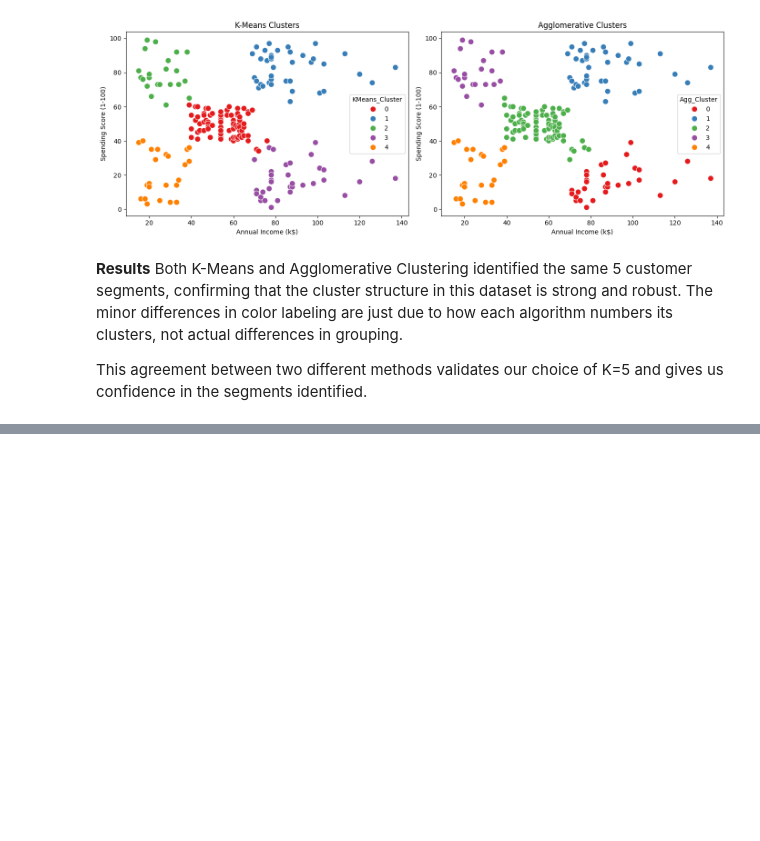
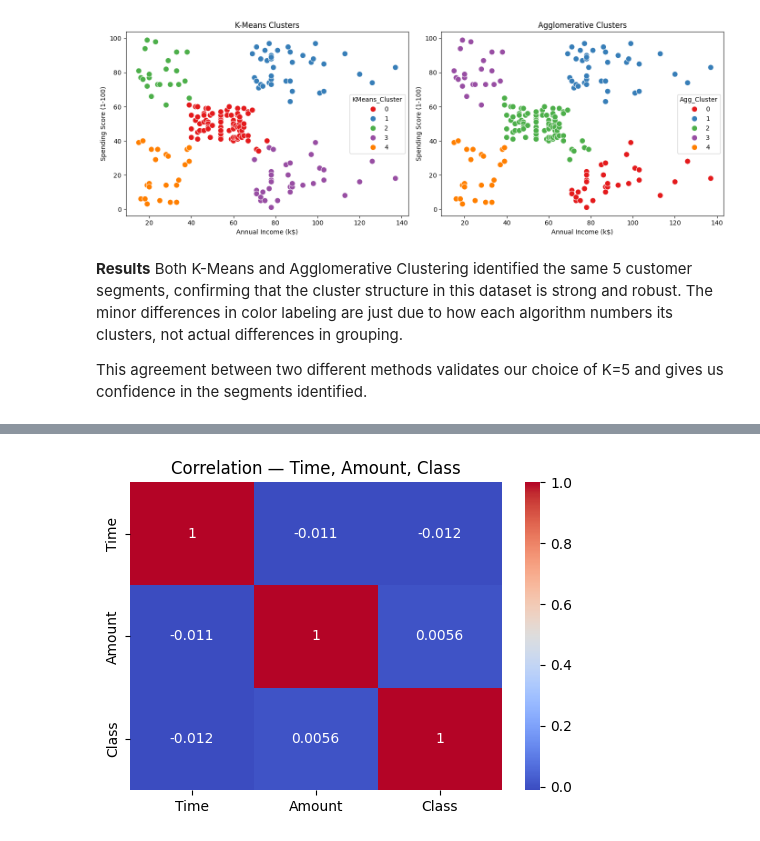
Before and after one commit to yusuf-codes10/touir-youcef-abderahim-ml-automal-homework, a Jupyter notebook: machine_learning.ipynb, the cells around one changed output, grey strips where cells are left out. Cells and saved outputs as stored; diff of their text form; code cells hidden in the pictures; blank space fills up the shorter version.

```diff
--- a/machine_learning.ipynb
+++ b/machine_learning.ipynb
@@ -258,0 +332,8 @@ This agreement between two different methods validates our choice of K=5 and giv
+# %%
+# 4. Correlation heatmap (only Amount, Time, Class — V1-V28 are PCA so less useful)
+plt.figure(figsize=(6, 4))
+sns.heatmap(fraud_df[['Time', 'Amount', 'Class']].corr(), annot=True, cmap='coolwarm')
+plt.title('Correlation — Time, Amount, Class')
+plt.show()
+# %% [output]
+[figure, added]
```
Also changed, not shown: parts of 5 cells of this notebook.
